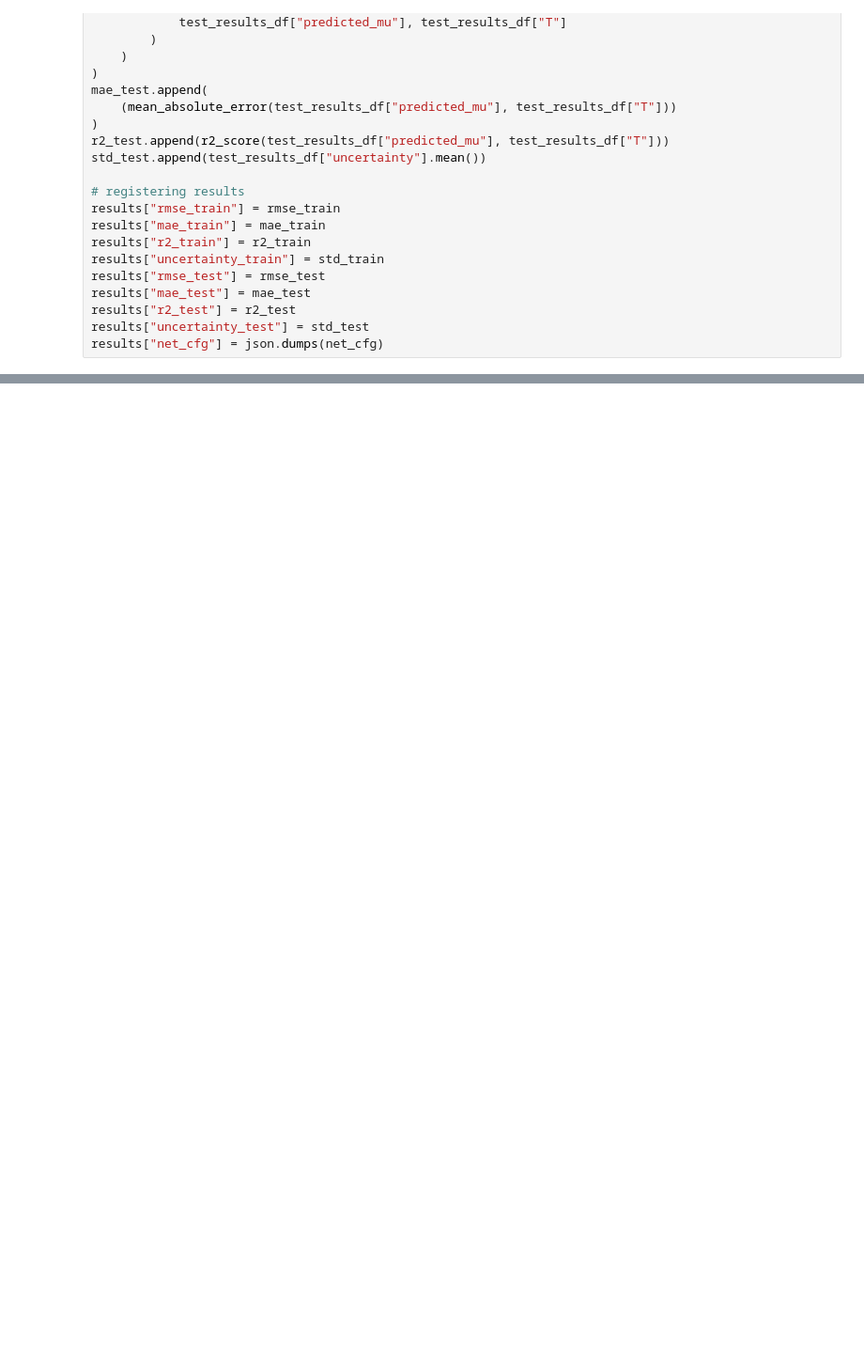
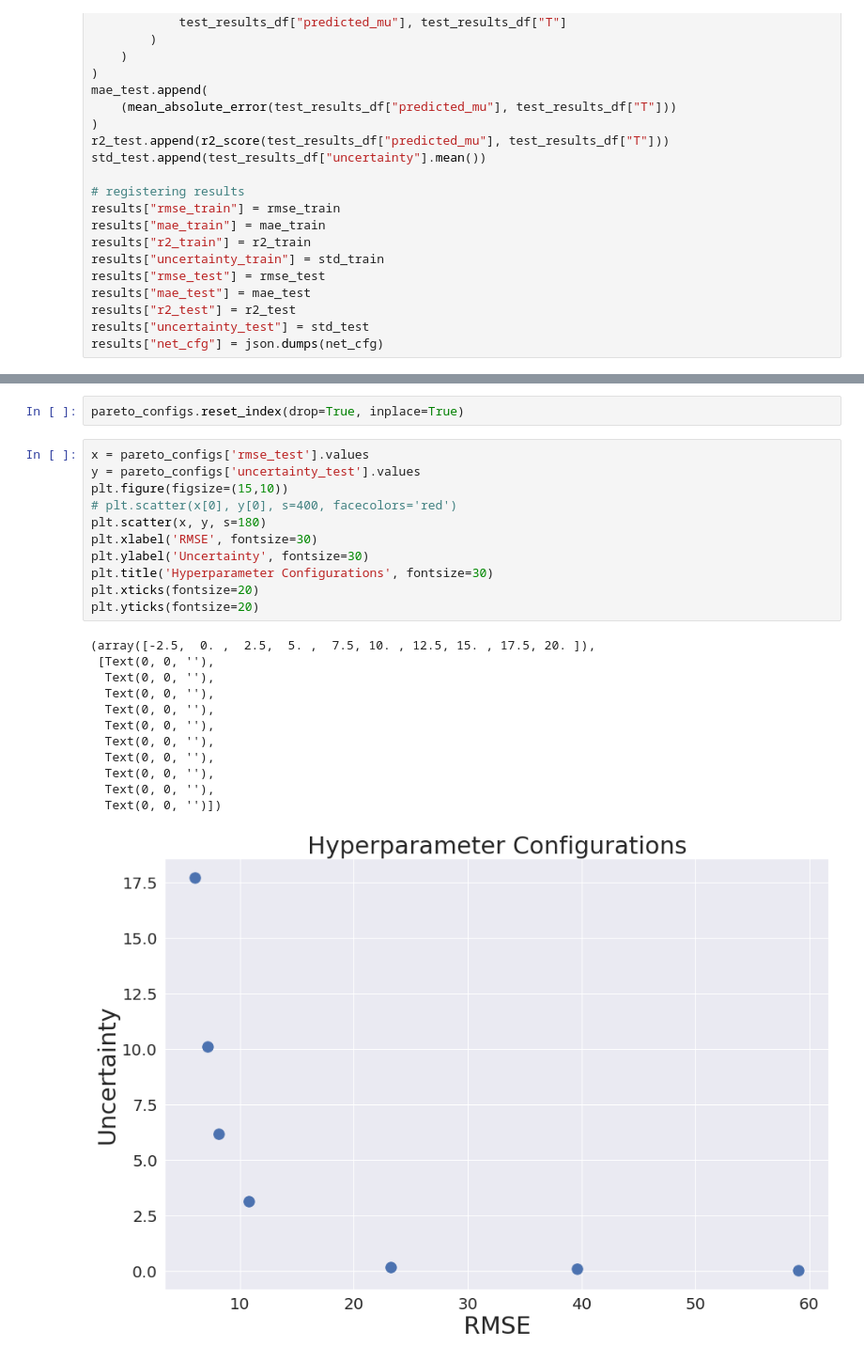
Before and after one commit to MariosKef/RULe, a Jupyter notebook: test_SO_dataset3.ipynb, the cells around one changed output, grey strips where cells are left out. Shown at 94% size. Drawn from its saved outputs; the diff is of its cells as text; blank space fills up the shorter version.

```diff
--- a/test_SO_dataset3.ipynb
+++ b/test_SO_dataset3.ipynb
@@ -521,0 +566,26 @@ results
+# %%
+pareto_configs.reset_index(drop=True, inplace=True)
+# %%
+x = pareto_configs['rmse_test'].values
+y = pareto_configs['uncertainty_test'].values
+plt.figure(figsize=(15,10))
+# plt.scatter(x[0], y[0], s=400, facecolors='red')
+plt.scatter(x, y, s=180)
+plt.xlabel('RMSE', fontsize=30)
+plt.ylabel('Uncertainty', fontsize=30)
+plt.title('Hyperparameter Configurations', fontsize=30)
+plt.xticks(fontsize=20)
+plt.yticks(fontsize=20)
+# %% [output]
+(array([-2.5,  0. ,  2.5,  5. ,  7.5, 10. , 12.5, 15. , 17.5, 20. ]),
+ [Text(0, 0, ''),
+  Text(0, 0, ''),
+  Text(0, 0, ''),
+  Text(0, 0, ''),
+  Text(0, 0, ''),
+  Text(0, 0, ''),
+  Text(0, 0, ''),
+  Text(0, 0, ''),
+  Text(0, 0, ''),
+  Text(0, 0, '')])
+[figure, added]
```
Also changed, not shown: parts of 33 cells of this notebook, 2 other files.
